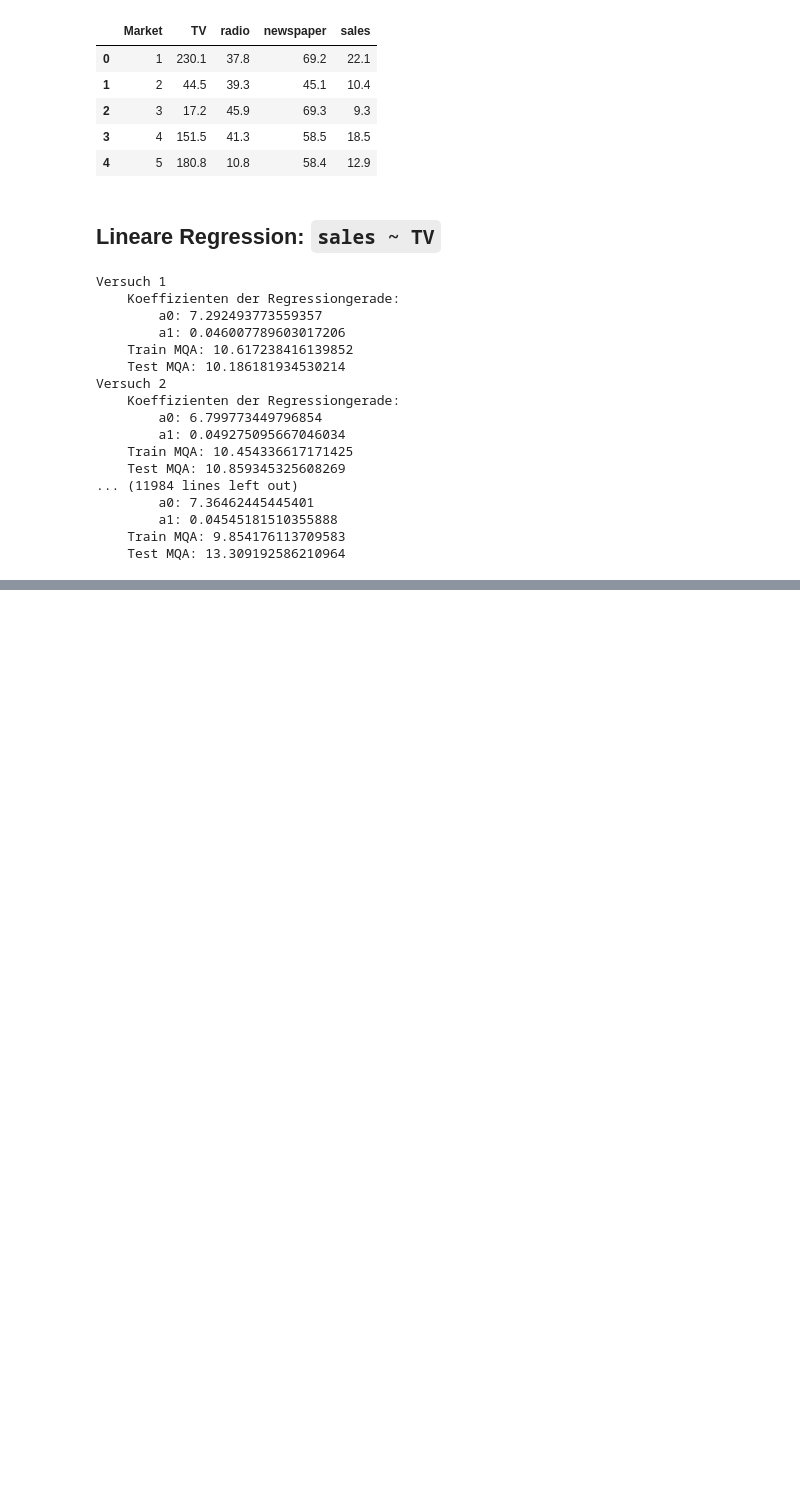
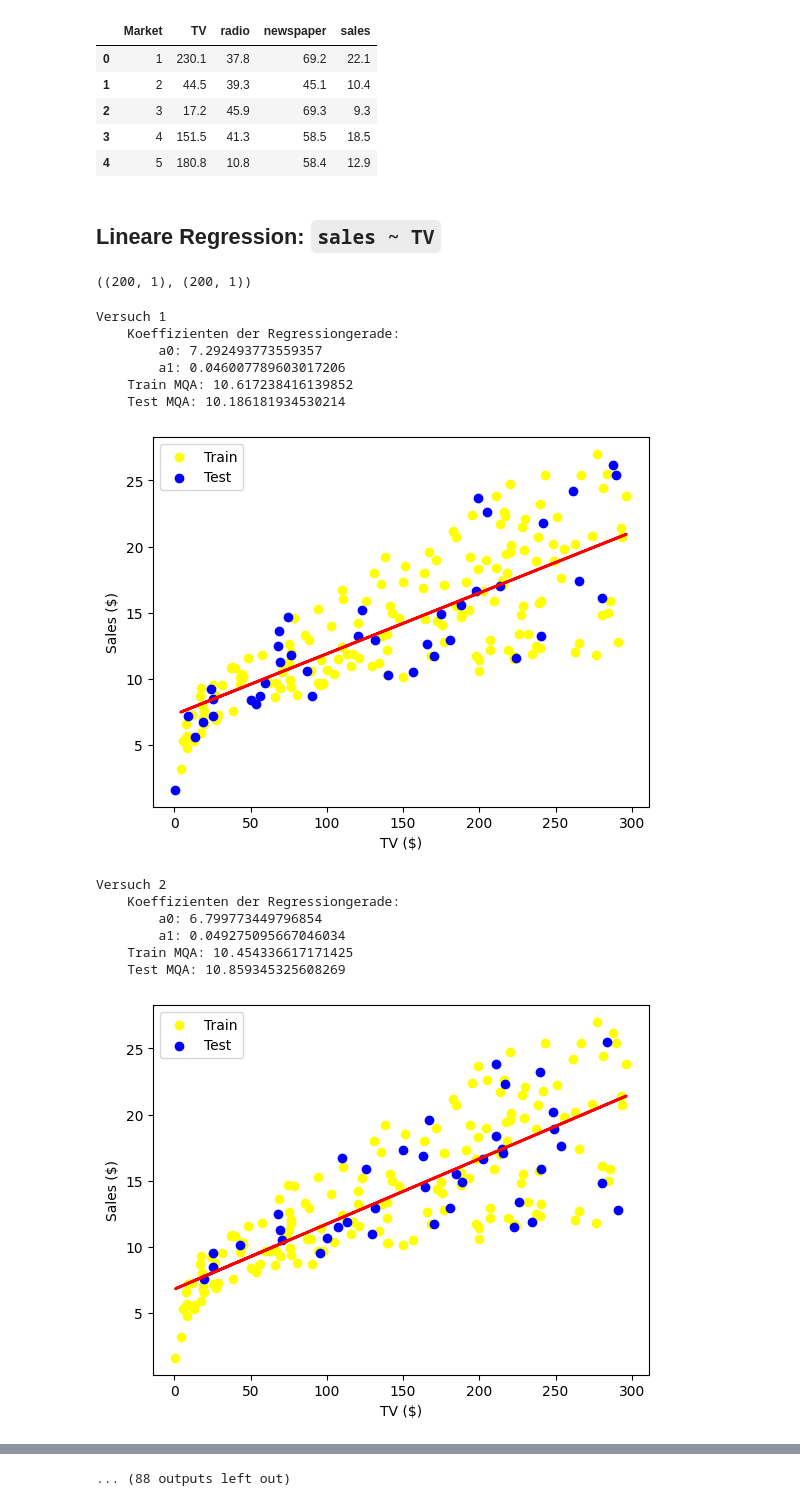
Before and after one commit to robbiesumner/dhbw-3-machinelearning, a Jupyter notebook: 2advertising/linearregression.ipynb, the cells around one changed output, grey strips where cells are left out. Drawn from its saved outputs; the diff is of its cells as text; code cells hidden in the pictures; blank space fills up the shorter version.

```diff
--- a/2advertising/linearregression.ipynb
+++ b/2advertising/linearregression.ipynb
@@ -22,56 +22,56 @@ from sklearn.model_selection import train_test_split
 # %%
 X = advertising['TV'].values.reshape(-1,1)
 y = advertising['sales'].values.reshape(-1,1)
+X.shape, y.shape
+# %% [output]
+((200, 1), (200, 1))
 # %%
 a0_list = []
 a1_list = []
 train_mqa_list = []
 test_mqa_list = []
 
-for i in range(2000):
+for i in range(50):
     print(f"Versuch {i+1}")
     X_train, X_test, y_train, y_test = train_test_split(X, y, test_size=0.2, random_state=i)
 
     regressor = LinearRegression()
     regressor.fit(X_train, y_train)
     print("    Koeffizienten der Regressiongerade: ")
     print(f"        a0: {regressor.intercept_[0]}")
     print(f"        a1: {regressor.coef_[0][0]}")
 
     # error
     train_mqa = np.mean((y_train - regressor.predict(X_train)) ** 2)
     print(f"    Train MQA: {train_mqa}")
     test_mqa = np.mean((y_test - regressor.predict(X_test)) ** 2)
     print(f"    Test MQA: {test_mqa}")
 
     a0_list.append(regressor.intercept_[0])
     a1_list.append(regressor.coef_[0][0])
     train_mqa_list.append(train_mqa)
     test_mqa_list.append(test_mqa)
 
     # Plotten
-    # plt.xlabel('TV ($)')
-    # plt.ylabel('Sales ($)')
-    # plt.scatter(X_train, y_train, color='gray')
-    # plt.scatter(X_test, y_test, color='blue')
-    # plt.legend(['Train', 'Test'])
-    # plt.plot(X_train, regressor.predict(X_train), color='red', linewidth=2)
-    # plt.show()
+    plt.xlabel('TV ($)')
+    plt.ylabel('Sales ($)')
+    plt.scatter(X_train, y_train, color='yellow')
+    plt.scatter(X_test, y_test, color='blue')
+    plt.legend(['Train', 'Test'])
+    plt.plot(X_train, regressor.predict(X_train), color='red', linewidth=2)
+    plt.show()
 # %% [output]
 Versuch 1
     Koeffizienten der Regressiongerade:
         a0: 7.292493773559357
         a1: 0.046007789603017206
     Train MQA: 10.617238416139852
     Test MQA: 10.186181934530214
-Versuch 2
-    Koeffizienten der Regressiongerade:
-        a0: 6.799773449796854
-        a1: 0.049275095667046034
-    Train MQA: 10.454336617171425
-    Test MQA: 10.859345325608269
-... (11984 lines left out)
-        a0: 7.36462445445401
-        a1: 0.04545181510355888
-    Train MQA: 9.854176113709583
-    Test MQA: 13.309192586210964
+[figure, added]
+Versuch 2
+    Koeffizienten der Regressiongerade:
+        a0: 6.799773449796854
+        a1: 0.049275095667046034
+    Train MQA: 10.454336617171425
+    Test MQA: 10.859345325608269
+[figure, added]
@@ -77,0 +106 @@ Versuch 2
+... (88 outputs left out)
```
Also changed, not shown: parts of 10 cells of this notebook.
